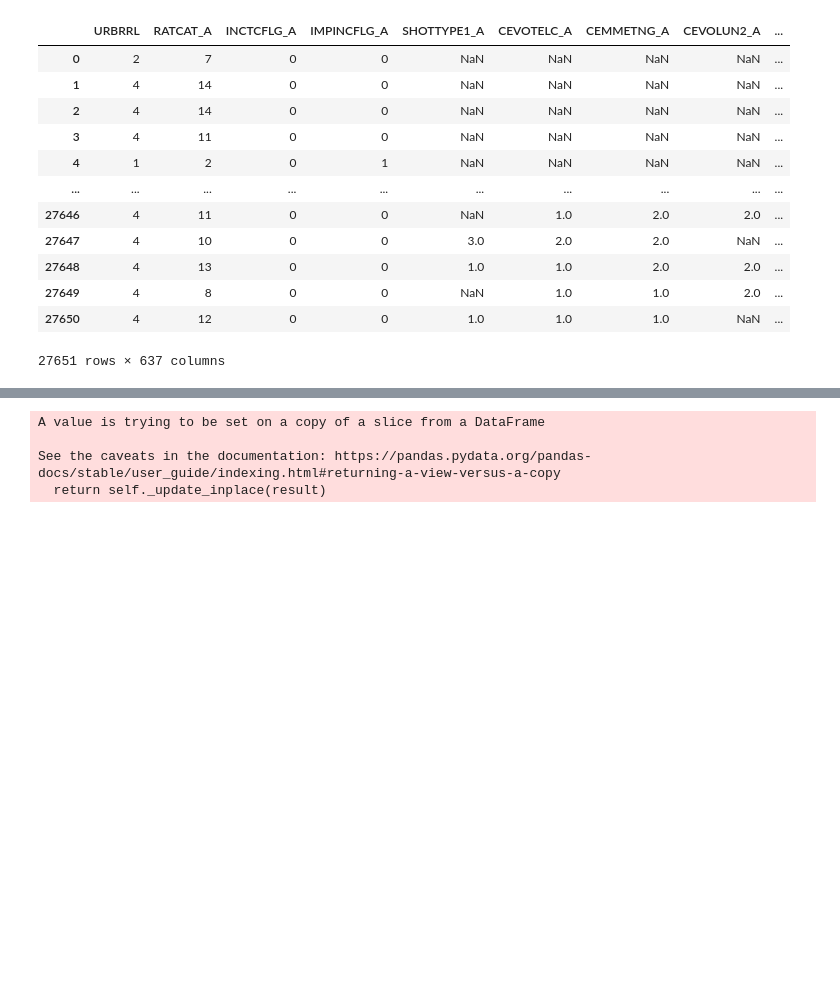
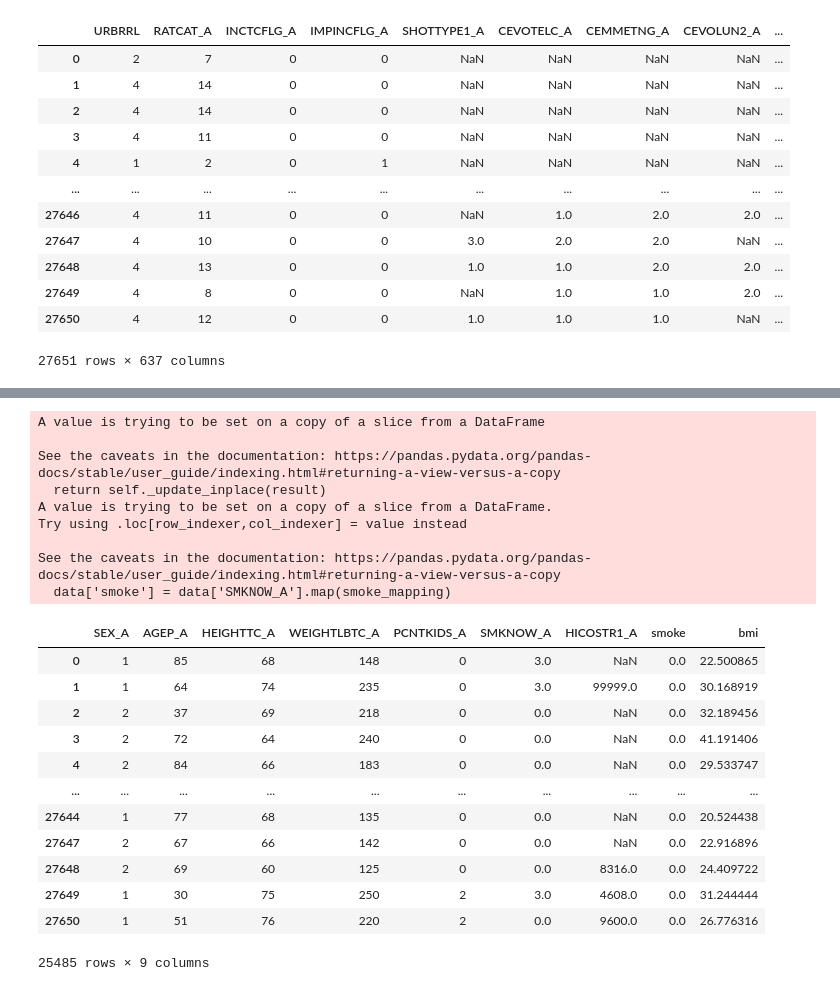
Before and after one commit to gPwls1025/Database_Systems_Summer_2023, a Jupyter notebook: Insurace_premium_price_prediction.ipynb, the cells around one changed output, grey strips where cells are left out. Drawn from its saved outputs; the diff is of its cells as text; code cells hidden in the pictures; blank space fills up the shorter version.

```diff
--- a/Insurace_premium_price_prediction.ipynb
+++ b/Insurace_premium_price_prediction.ipynb
@@ -83,17 +82,41 @@ dtype: int64
 # %%
 #SMKNOW_A was given to currents mokers. NaN values are non smokers
 data['SMKNOW_A'].fillna(0, inplace=True)
+smoke_mapping = {1: 1, 2: 1, 3:0, 0: 0}
+data['smoke'] = data['SMKNOW_A'].map(smoke_mapping)
 
 #there are 14039 missing values in HICOSTR1_A. Drop people who are not covered by insurance
 data['NOTCOV_A'].value_counts()
 data = data[data['NOTCOV_A'] == 2]
-data = data.reset_index()
+#data = data.reset_index()
 data = data.drop(['NOTCOV_A'], axis=1)
+
+#Recalculate bmi
+data['bmi'] = (data['WEIGHTLBTC_A'] / (data['HEIGHTTC_A'] ** 2)) * 703
+data
 # %% [output]
 A value is trying to be set on a copy of a slice from a DataFrame
 
 See the caveats in the documentation: https://pandas.pydata.org/pandas-docs/stable/user_guide/indexing.html#returning-a-view-versus-a-copy
   return self._update_inplace(result)
+A value is trying to be set on a copy of a slice from a DataFrame.
+Try using .loc[row_indexer,col_indexer] = value instead
+
+See the caveats in the documentation: https://pandas.pydata.org/pandas-docs/stable/user_guide/indexing.html#returning-a-view-versus-a-copy
+  data['smoke'] = data['SMKNOW_A'].map(smoke_mapping)
+|  | SEX_A | AGEP_A | HEIGHTTC_A | WEIGHTLBTC_A | PCNTKIDS_A | SMKNOW_A | HICOSTR1_A | smoke | bmi |
+| 0 | 1 | 85 | 68 | 148 | 0 | 3.0 | NaN | 0.0 | 22.500865 |
+| 1 | 1 | 64 | 74 | 235 | 0 | 3.0 | 99999.0 | 0.0 | 30.168919 |
+| 2 | 2 | 37 | 69 | 218 | 0 | 0.0 | NaN | 0.0 | 32.189456 |
+| 3 | 2 | 72 | 64 | 240 | 0 | 0.0 | NaN | 0.0 | 41.191406 |
+| 4 | 2 | 84 | 66 | 183 | 0 | 0.0 | NaN | 0.0 | 29.533747 |
+| ... | ... | ... | ... | ... | ... | ... | ... | ... | ... |
+| 27644 | 1 | 77 | 68 | 135 | 0 | 0.0 | NaN | 0.0 | 20.524438 |
+| 27647 | 2 | 67 | 66 | 142 | 0 | 0.0 | NaN | 0.0 | 22.916896 |
+| 27648 | 2 | 69 | 60 | 125 | 0 | 0.0 | 8316.0 | 0.0 | 24.409722 |
+| 27649 | 1 | 30 | 75 | 250 | 2 | 3.0 | 4608.0 | 0.0 | 31.244444 |
+| 27650 | 1 | 51 | 76 | 220 | 2 | 0.0 | 9600.0 | 0.0 | 26.776316 |
+25485 rows × 9 columns
 # %%
 #SHOULD WE DROP PEOPLE WITHOUT HEALTH INSURANCE PREMIUM FOR SUPERVISED LEARNING?
 #create a new dataframe with only the rows with health insurance premium cost
```
Also changed, not shown: parts of 7 cells of this notebook.
